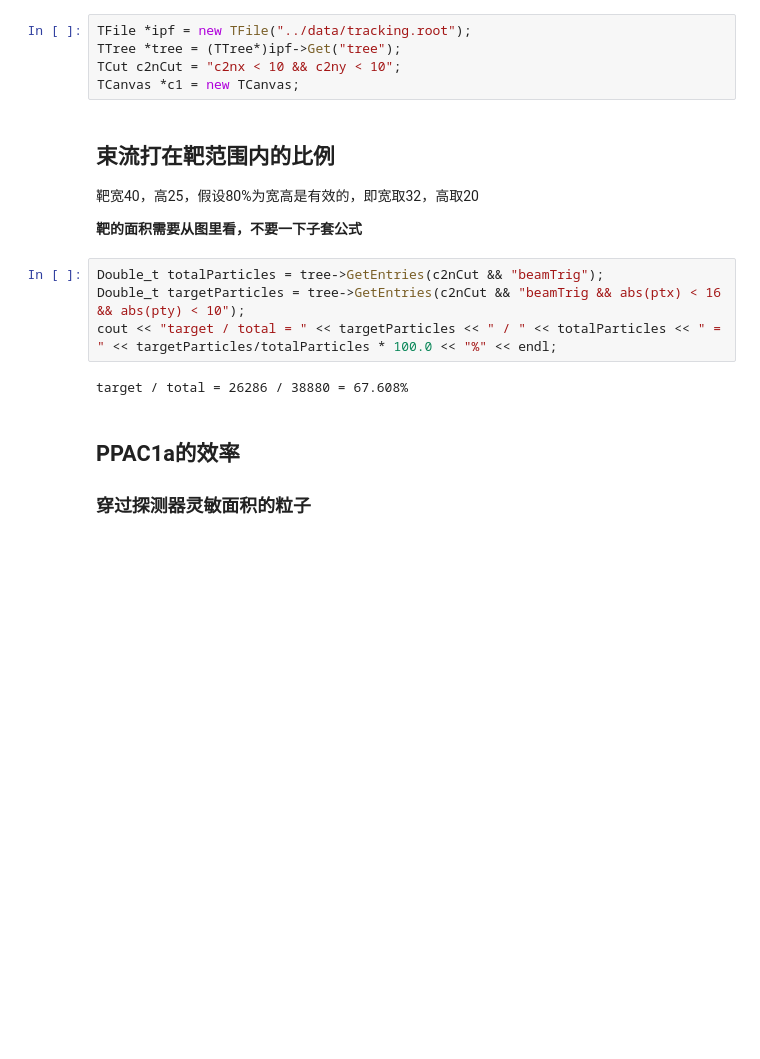
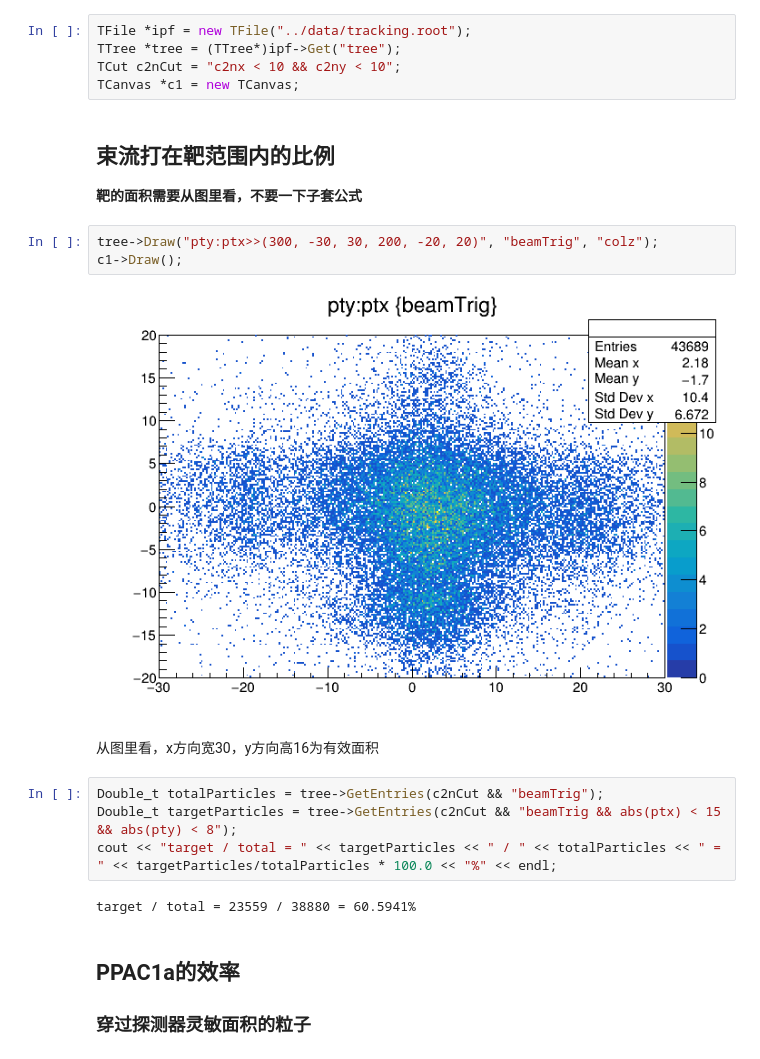
Before and after one commit to kinstaky/CourseDataAnalysis, a Jupyter notebook: hw2_1/jupyter/effciency.ipynb, the cells around one changed output. Drawn from its saved outputs; the diff is of its cells as text; blank space fills up the shorter version.

```diff
--- a/hw2_1/jupyter/effciency.ipynb
+++ b/hw2_1/jupyter/effciency.ipynb
@@ -10,15 +10,21 @@ TCanvas *c1 = new TCanvas;
 # %% [markdown]
 ## 束流打在靶范围内的比例
 
-靶宽40，高25，假设80%为宽高是有效的，即宽取32，高取20
 
 **靶的面积需要从图里看，不要一下子套公式**
+# %%
+tree->Draw("pty:ptx>>(300, -30, 30, 200, -20, 20)", "beamTrig", "colz");
+c1->Draw();
+# %% [output]
+[figure, added]
+# %% [markdown]
+从图里看，x方向宽30，y方向高16为有效面积
 # %%
 Double_t totalParticles = tree->GetEntries(c2nCut && "beamTrig");
-Double_t targetParticles = tree->GetEntries(c2nCut && "beamTrig && abs(ptx) < 16 && abs(pty) < 10");
+Double_t targetParticles = tree->GetEntries(c2nCut && "beamTrig && abs(ptx) < 15 && abs(pty) < 8");
 cout << "target / total = " << targetParticles << " / " << totalParticles << " = " << targetParticles/totalParticles * 100.0 << "%" << endl;
 # %% [output]
-target / total = 26286 / 38880 = 67.608%
+target / total = 23559 / 38880 = 60.5941%
 # %% [markdown]
 ## PPAC1a的效率
 
```
Also changed, not shown: 8 other files.
